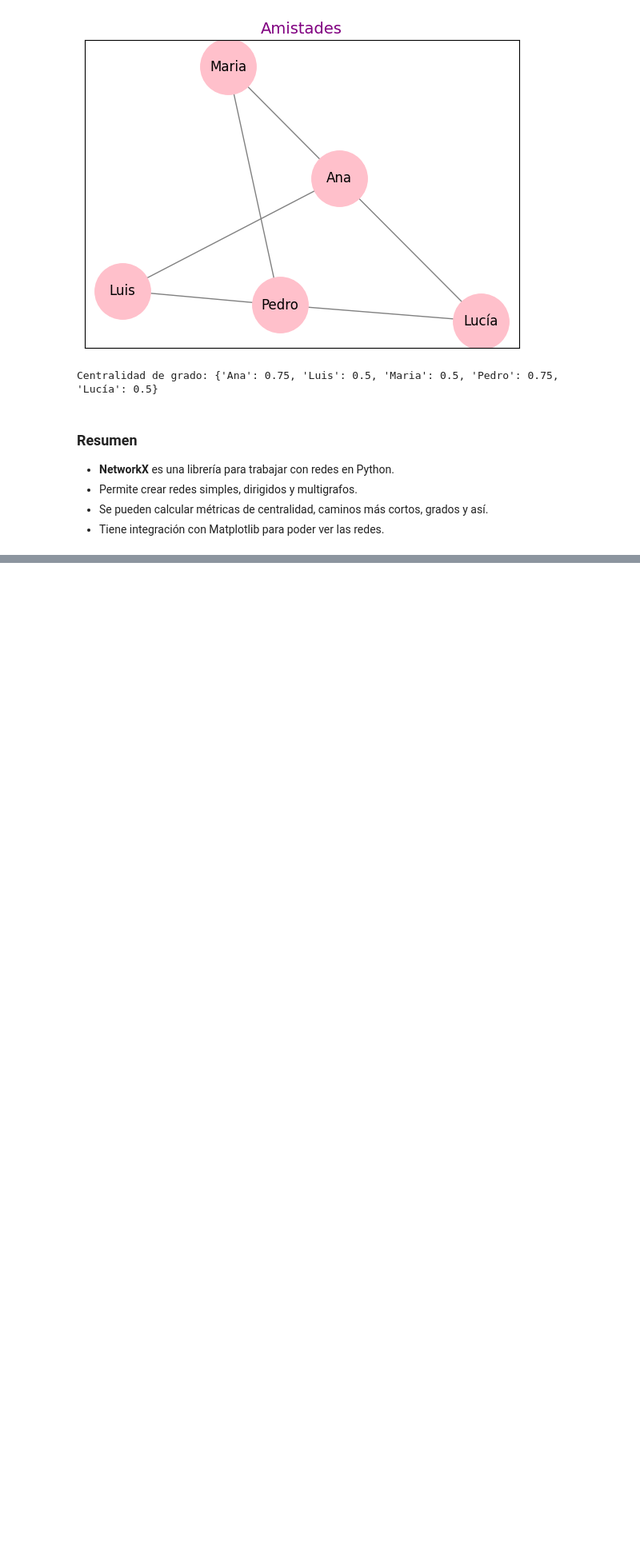
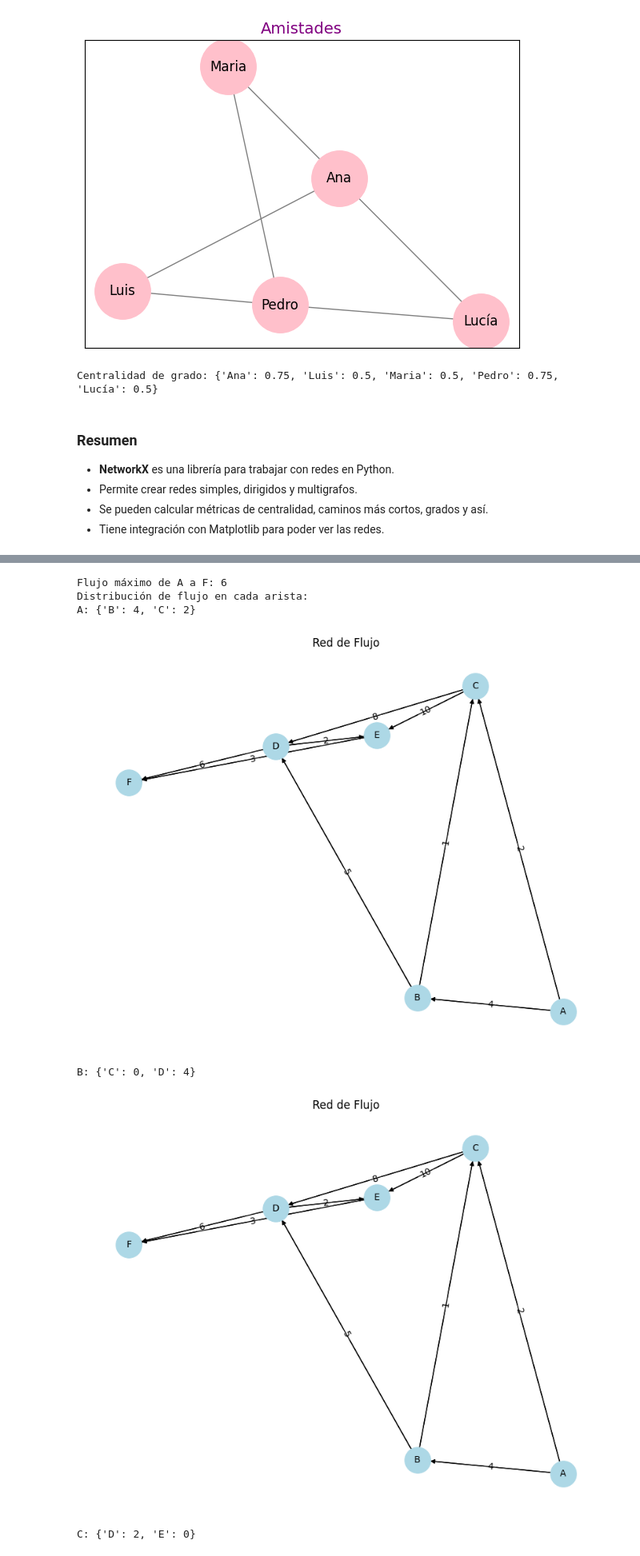
Before and after one commit to Ximenaloranca/Investigaci-n-de-operaciones, a Jupyter notebook: Problemas_de_redes.ipynb, the cells around one changed output, grey strips where cells are left out. Shown: that part at 80% size. Cells and saved outputs as stored; diff of their text form; code cells hidden in the pictures; blank space fills up the shorter version.

```diff
--- a/Problemas_de_redes.ipynb
+++ b/Problemas_de_redes.ipynb
@@ -195,0 +245,50 @@ Peso total del Árbol de Expansión Mínima: 13
+# %%
+import networkx as nx
+import matplotlib.pyplot as plt
+
+# Creamos un sistema de redes
+G = nx.DiGraph()
+G.add_edge('A', 'B', capacity=4)
+G.add_edge('A', 'C', capacity=2)
+G.add_edge('B', 'C', capacity=1)
+G.add_edge('B', 'D', capacity=5)
+G.add_edge('C', 'D', capacity=8)
+G.add_edge('C', 'E', capacity=10)
+G.add_edge('D', 'E', capacity=2)
+G.add_edge('D', 'F', capacity=6)
+G.add_edge('E', 'F', capacity=3)
+
+# Definimos el nodo de inicio y el del final
+source = 'A'
+sink = 'F'
+
+# Calculamos el flujo máximo
+flow_value, flow_dict = nx.maximum_flow(G, source, sink)
+
+print(f"Flujo máximo de {source} a {sink}: {flow_value}")
+print("Distribución de flujo en cada arista:")
+for nodo in flow_dict:
+    print(f"{nodo}: {flow_dict[nodo]}")
+
+    # Dibujamos la red de nodos
+    pos = nx.spring_layout(G, seed=42)
+    plt.figure(figsize=(8, 6))
+    nx.draw(G, pos, with_labels=True, node_color='lightblue', node_size=800, font_size=10)
+
+    # Definimos las capacidades
+    labels = nx.get_edge_attributes(G, 'capacity')
+    nx.draw_networkx_edge_labels(G, pos, edge_labels=labels)
+
+    # Dibujamos las aristas con dirección
+    nx.draw_networkx_edges(G, pos, edgelist=G.edges(), arrows=True)
+
+    plt.title(f"Red de Flujo")
+    plt.show()
+# %% [output]
+Flujo máximo de A a F: 6
+Distribución de flujo en cada arista:
+A: {'B': 4, 'C': 2}
+[figure, added]
+B: {'C': 0, 'D': 4}
+[figure, added]
+C: {'D': 2, 'E': 0}
```
Also changed, not shown: parts of 4 cells of this notebook.
